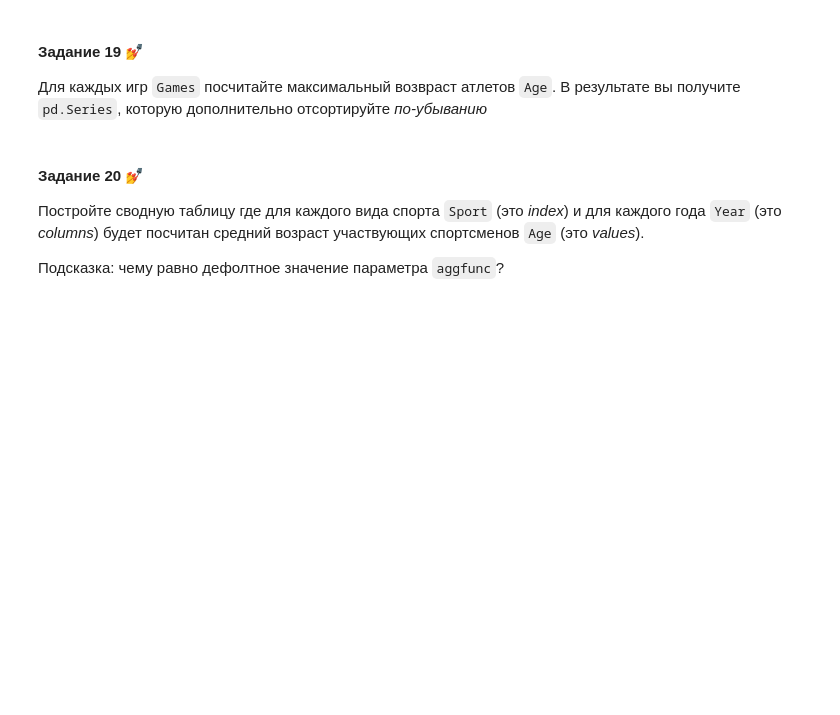
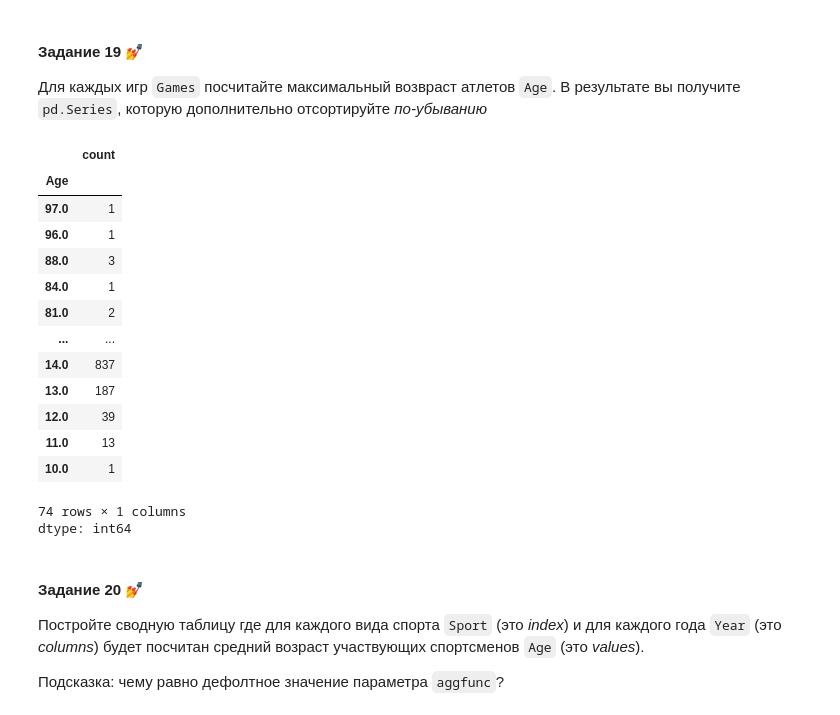
Before and after one commit to Ksenia-Skvortsova/HW8_SK_pandas, a Jupyter notebook: HW8_pandas.ipynb, the cells around one changed output. Cells and saved outputs as stored; diff of their text form; code cells hidden in the pictures; blank space fills up the shorter version.

```diff
--- a/HW8_pandas.ipynb
+++ b/HW8_pandas.ipynb
@@ -237,6 +237,6 @@ assert result is np.nan
 
 Замените все NA в колонке `Medal` на `"No medal"` (для этого есть специальный метод)
 # %%
-# YOUR CODE HERE
-raise NotImplementedError()
+olympics['Medal'] = olympics['Medal'].fillna('No medal')
+hash(olympics)
 # %% [output]
@@ -250,5 +250,5 @@ assert hash(olympics) == 1196581486896556999
 
 Создайте в дата-фрейме колонку `BMI` с соотвествующими значениями
 # %%
-# YOUR CODE HERE
-raise NotImplementedError()
+olympics['BMI']= olympics['Weight']/(olympics['Height']/100)**2
+hash(olympics)
@@ -291,8 +299,24 @@ assert np.isclose(result, 0.0345, atol=1e-3)
 Для каждых игр `Games` посчитайте максимальный возвраст атлетов `Age`. В результате вы получите `pd.Series`, которую дополнительно отсортируйте *по-убыванию*
 # %%
 # YOUR CODE HERE
-result = ...
-raise NotImplementedError()
+result = olympics['Age'].value_counts().sort_index(ascending=False)
+result
+# %% [output]
+|  | count |
+| Age |  |
+| 97.0 | 1 |
+| 96.0 | 1 |
+| 88.0 | 3 |
+| 84.0 | 1 |
+| 81.0 | 2 |
+| ... | ... |
+| 14.0 | 837 |
+| 13.0 | 187 |
+| 12.0 | 39 |
+| 11.0 | 13 |
+| 10.0 | 1 |
+74 rows × 1 columns
+dtype: int64
 # %%
 assert result.iat[0] == 97
 assert result.iat[-1] == 39
```
Also changed, not shown: parts of 9 cells of this notebook.
